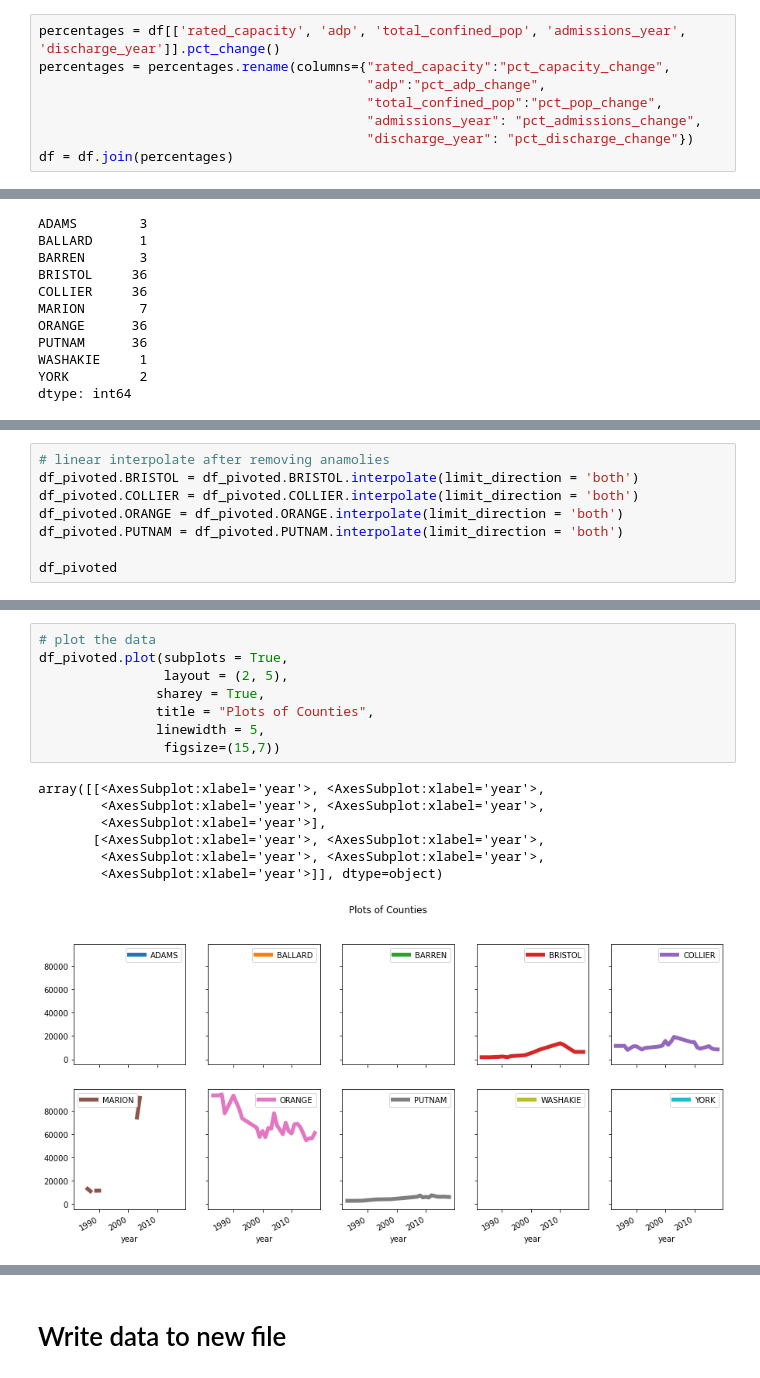
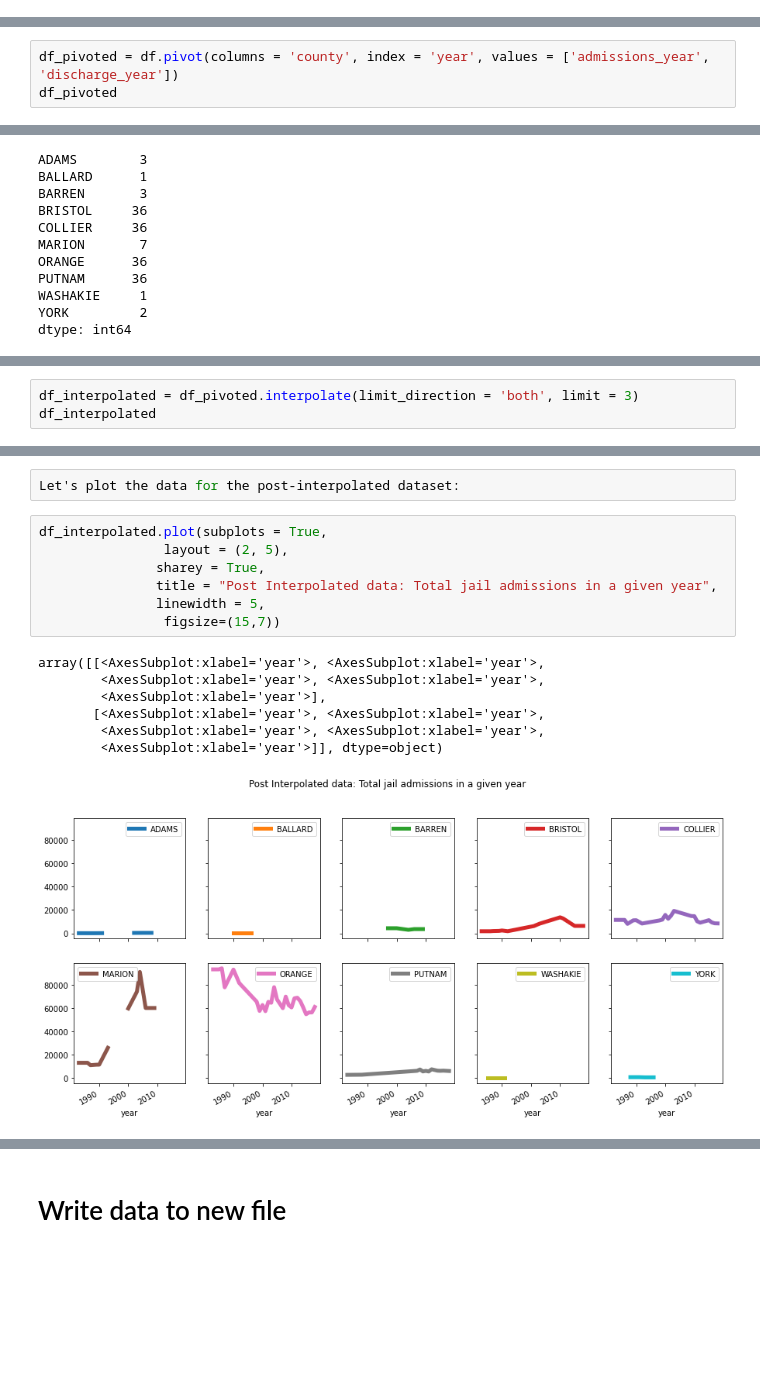
Before and after one commit to albertyusun/VeraInterview, a Jupyter notebook: clean.ipynb, the cells around one changed output, grey strips where cells are left out. Drawn from its saved outputs; the diff is of its cells as text; blank space fills up the shorter version.

```diff
--- a/clean.ipynb
+++ b/clean.ipynb
@@ -114,8 +110,0 @@ with pd.option_context('display.max_rows', None, 'display.max_columns', None):
-# %%
-percentages = df[['rated_capacity', 'adp', 'total_confined_pop', 'admissions_year', 'discharge_year']].pct_change()
-percentages = percentages.rename(columns={"rated_capacity":"pct_capacity_change",
-                                          "adp":"pct_adp_change",
-                                          "total_confined_pop":"pct_pop_change",
-                                          "admissions_year": "pct_admissions_change",
-                                          "discharge_year": "pct_discharge_change"})
-df = df.join(percentages)
@@ -171,0 +111,3 @@ df_pivoted
+# %%
+df_pivoted = df.pivot(columns = 'county', index = 'year', values = ['admissions_year', 'discharge_year'])
+df_pivoted
@@ -199,8 +313,0 @@ I only feel comfortable using linear interpolation for Bristol, Collier, Orange,
-# %%
-# linear interpolate after removing anamolies
-df_pivoted.BRISTOL = df_pivoted.BRISTOL.interpolate(limit_direction = 'both')
-df_pivoted.COLLIER = df_pivoted.COLLIER.interpolate(limit_direction = 'both')
-df_pivoted.ORANGE = df_pivoted.ORANGE.interpolate(limit_direction = 'both')
-df_pivoted.PUTNAM = df_pivoted.PUTNAM.interpolate(limit_direction = 'both')
-
-df_pivoted
@@ -225,0 +314,3 @@ df_pivoted
+# %%
+df_interpolated = df_pivoted.interpolate(limit_direction = 'both', limit = 3)
+df_interpolated
@@ -226,16 +336,17 @@ df_pivoted
+# %%
+Let's plot the data for the post-interpolated dataset:
 # %%
-# plot the data
-df_pivoted.plot(subplots = True,
+df_interpolated.plot(subplots = True,
                 layout = (2, 5),
                sharey = True,
-               title = "Plots of Counties",
+               title = "Post Interpolated data: Total jail admissions in a given year",
                linewidth = 5,
                 figsize=(15,7))
 # %% [output]
 array([[<AxesSubplot:xlabel='year'>, <AxesSubplot:xlabel='year'>,
         <AxesSubplot:xlabel='year'>, <AxesSubplot:xlabel='year'>,
         <AxesSubplot:xlabel='year'>],
        [<AxesSubplot:xlabel='year'>, <AxesSubplot:xlabel='year'>,
         <AxesSubplot:xlabel='year'>, <AxesSubplot:xlabel='year'>,
         <AxesSubplot:xlabel='year'>]], dtype=object)
-[figure, old version]
+[figure, new version]
```
Also changed, not shown: parts of 49 cells of this notebook, 1 other file.
